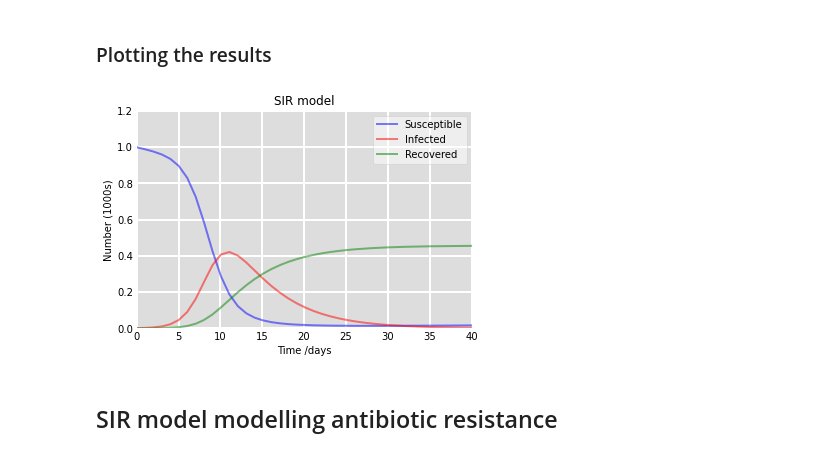
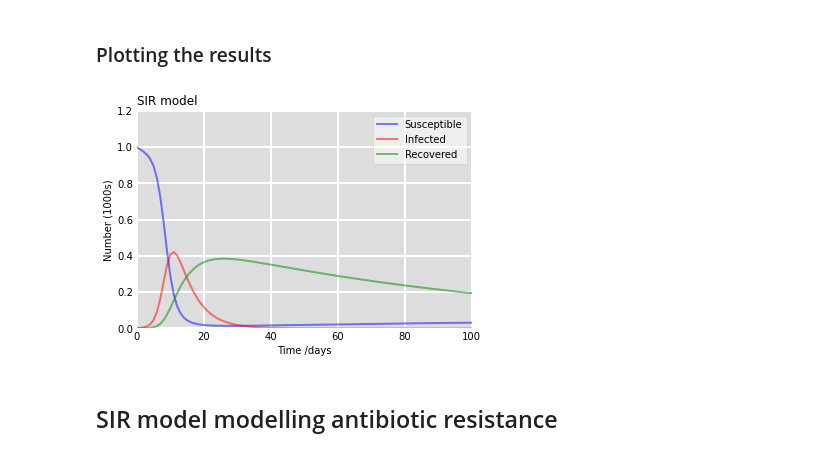
Before and after one commit to mjemons/IDD_TB, a Jupyter notebook: scripts/simulation.ipynb, the cells around one changed output. Saved outputs shown, nothing was run; the diff lists cells and outputs as text; code cells hidden in the pictures.

```diff
--- a/scripts/simulation.ipynb
+++ b/scripts/simulation.ipynb
@@ -112,7 +151,7 @@ def SIRcomplex (y, t, N, beta, gamma, Lambda, deltaS, deltaI, deltaR):
     S, I, R = y
     dSdt = Lambda - deltaS * S - beta * S * I
     dIdt = beta * S * I  - deltaI * I - gamma * I
-    dRdt = gamma * I - deltaR
+    dRdt = gamma * I - deltaR * R
 
     return dSdt, dIdt, dRdt
 # %% [markdown]
@@ -126,25 +165,25 @@ S2, I2, R2 = sol.T
 # %%
 #plot
 fig = plt.figure(facecolor='w')
 ax = fig.add_subplot(111, facecolor='#dddddd', axisbelow=True)
 ax.plot(t, S2/1000, 'b', alpha=0.5, lw=2, label='Susceptible')
 ax.plot(t, I2/1000, 'r', alpha=0.5, lw=2, label='Infected')
 ax.plot(t, R2/1000, 'g', alpha=0.5, lw=2, label='Recovered')
 ax.set_xlabel('Time /days')
 ax.set_ylabel('Number (1000s)')
 ax.set_ylim(0,1.2)
-ax.set_xlim(0, 40)
+ax.set_xlim(0, 100)
 ax.yaxis.set_tick_params(length=0)
 ax.xaxis.set_tick_params(length=0)
 ax.grid(b=True, which='major', c='w', lw=2, ls='-')
 legend = ax.legend()
 legend.get_frame().set_alpha(0.5)
 for spine in ('top', 'right', 'bottom', 'left'):
     ax.spines[spine].set_visible(False)
-plt.title('SIR model')
+plt.title('SIR model', loc='left')
 plt.show()
 # %% [output]
-[figure, old version]
+[figure, new version]
 # %% [markdown]
 ## SIR model modelling antibiotic resistance
 # %% [markdown]
```
Also changed, not shown: parts of 3 cells of this notebook.
